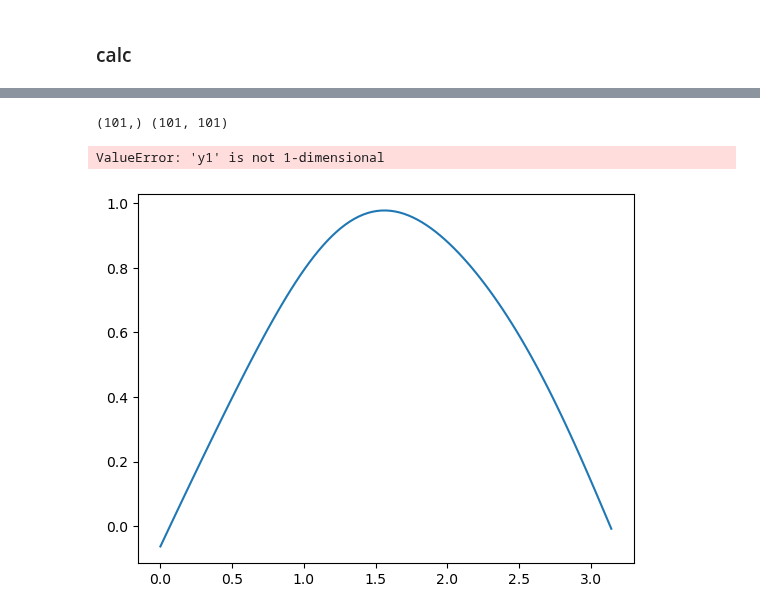
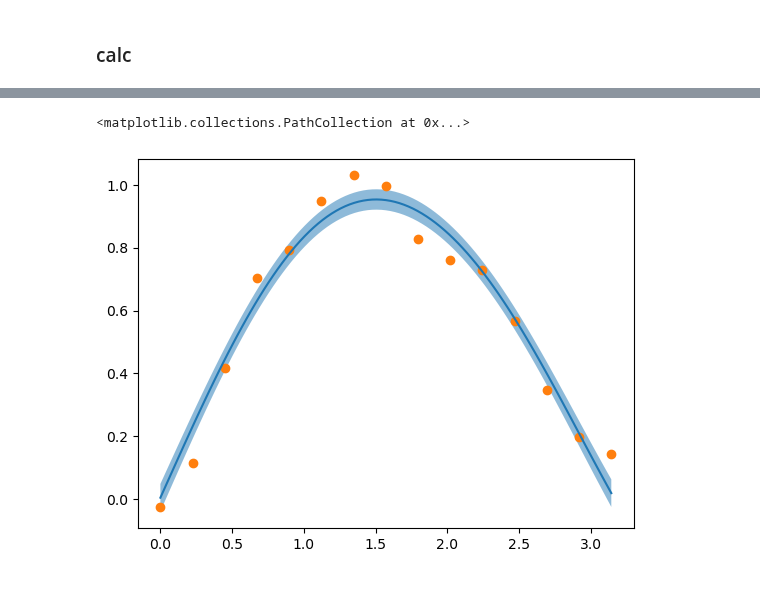
Before and after one commit to LukasEin/jaxgp, a Jupyter notebook: recover_from_derivatives.ipynb, the cells around one changed output, grey strips where cells are left out. Drawn from its saved outputs; the diff is of its cells as text; code cells hidden in the pictures.

```diff
--- a/recover_from_derivatives.ipynb
+++ b/recover_from_derivatives.ipynb
@@ -275,5 +382,8 @@ referencegrid = datagrid
 num_gridpoints = 101
 grid = np.linspace(*bounds,num_gridpoints)
 
+sparse_method = "ppa"
+
 kernel = RBF()
-model = sparseGPR(kernel,num_datapoints,num_datapoints,referencegrid,noise)
+model = sparseGPR(kernel,num_datapoints,num_datapoints,referencegrid,sparse_method=sparse_method,noise_var=noise**2)
+# model = sparseGPR(kernel,num_datapoints,0,referencegrid,noise)
@@ -297,8 +396,7 @@ model.fit(X_data,Y_data)
 # %%
 plt.plot(grid,means)
-print(means.shape,stds.shape)
-plt.fill_between(grid,means-stds,means+stds)
+plt.fill_between(grid,means-stds,means+stds,alpha=0.5)
+plt.scatter(datagrid,data_values)
 # %% [output]
-(101,) (101, 101)
+<matplotlib.collections.PathCollection at 0x...>
-ValueError: 'y1' is not 1-dimensional
-[figure, old version]
+[figure, new version]
```
Also changed, not shown: parts of 4 cells of this notebook.
